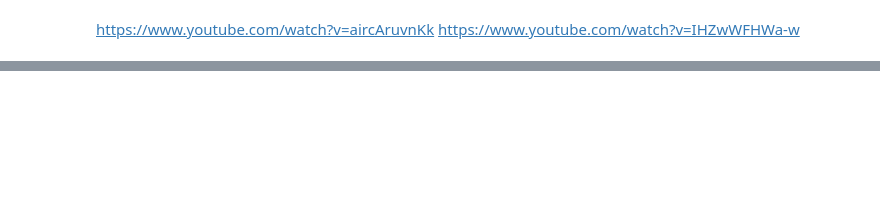
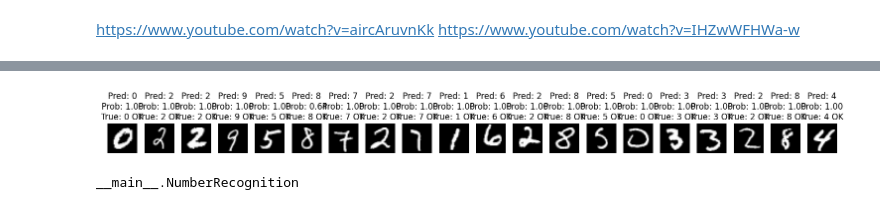
Before and after one commit to lersam/machine-learning, a Jupyter notebook: number-recognition/number_recognition.ipynb, the cells around one changed output, grey strips where cells are left out. Cells and saved outputs as stored; diff of their text form; code cells hidden in the pictures; blank space fills up the shorter version.

```diff
--- a/number-recognition/number_recognition.ipynb
+++ b/number-recognition/number_recognition.ipynb
@@ -211,0 +215,32 @@ for start in range(0, total, page_size):
+# %%
+# Run predictions for 10 random test images and display results
+import numpy as np
+import matplotlib.pyplot as plt
+import torch
+display_quantity = 10
+recognition_model.eval()
+inds = np.random.choice(len(X_test), display_quantity, replace=False)
+fig = plt.figure(figsize=(display_quantity * 2, 2.5))
+for i, idx in enumerate(inds):
+    img = X_test[idx].reshape(28,28)
+    inp = torch.tensor(X_test[idx], dtype=torch.float32, device=device).unsqueeze(0)
+    with torch.no_grad():
+        out = recognition_model(inp)
+        probs = torch.exp(out)
+        pred = int(probs.argmax(dim=1).item())
+        prob = float(probs[0, pred].item())
+    true = int(y_test[idx])
+    ok = (pred == true)
+    status = 'OK' if ok else 'ERR'
+    ax = fig.add_subplot(1, display_quantity, i+1)
+    ax.imshow(img, cmap='gray', interpolation='nearest')
+    ax.set_title(f'Pred: {pred}\nProb: {prob:.2f}\nTrue: {true} {status}', fontsize=8)
+    ax.axis('off')
+plt.subplots_adjust(wspace=0.35, hspace=0.3)
+plt.show()
+# %% [output]
+[figure, added]
+# %%
+NumberRecognition
+# %% [output]
+__main__.NumberRecognition
```
Also changed, not shown: parts of 18 cells of this notebook.
